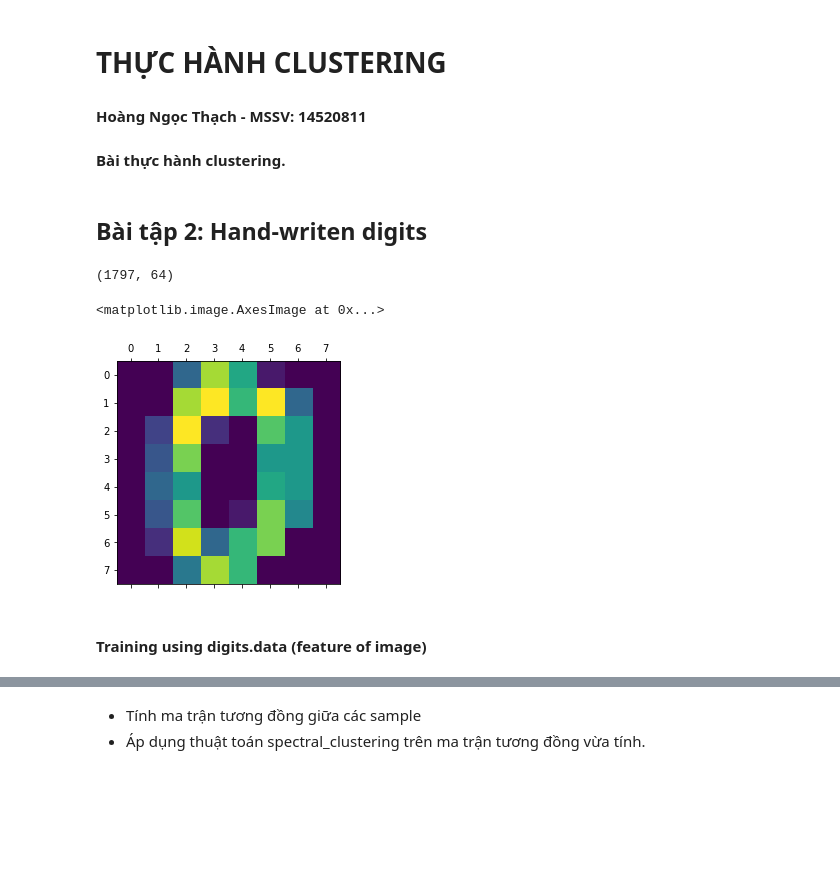
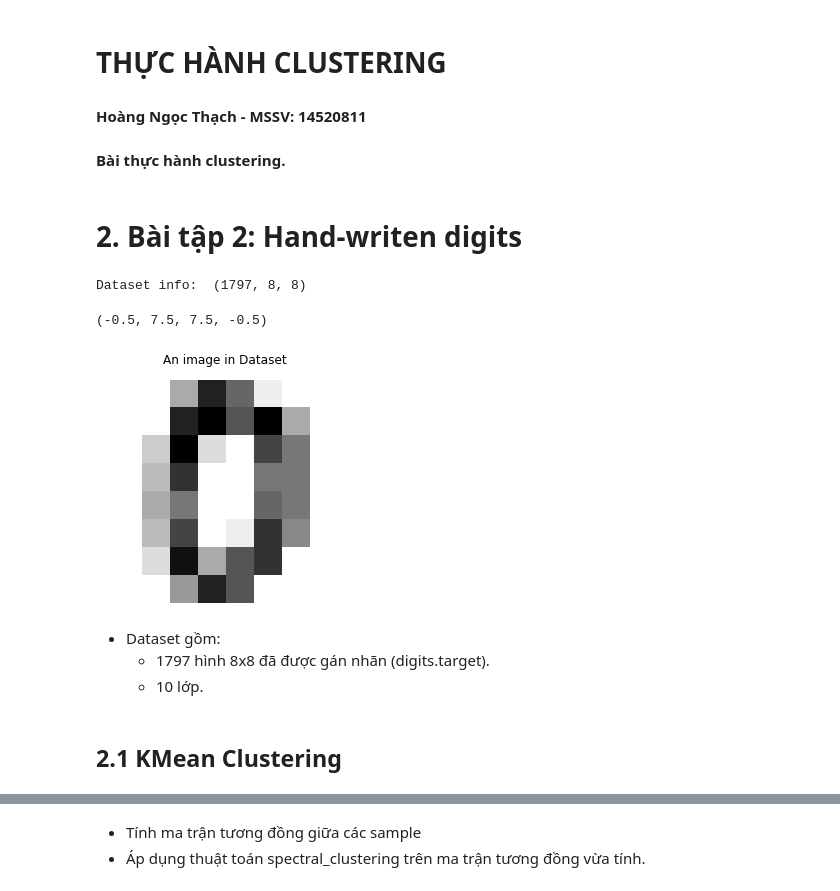
Before and after one commit to thachhoang1909/homework_1, a Jupyter notebook: Baitap_2.ipynb, the cells around one changed output, grey strips where cells are left out. Drawn from its saved outputs; the diff is of its cells as text; code cells hidden in the pictures; blank space fills up the shorter version.

```diff
--- a/Baitap_2.ipynb
+++ b/Baitap_2.ipynb
@@ -5,7 +5,8 @@
 
 #### Bài thực hành clustering.
 # %% [markdown]
-## Bài tập 2: Hand-writen digits
+<a id='baitap2'></a>
+# 2. Bài tập 2: Hand-writen digits
 # %%
 # Import library
 from sklearn.cluster import KMeans
@@ -14,20 +15,26 @@ import pandas as pd
 # %%
 # Load dataset
 digits = datasets.load_digits()
-print(digits.data.shape)
-# %% [output]
-(1797, 64)
 # %%
+print('Dataset info: ', digits.images.shape)
 # Import matplotlib to show data
 import matplotlib.pyplot as plt
 %matplotlib inline
 #plt.gray()
-plt.matshow(digits.images[0])
+plt.matshow(digits.images[0], cmap=plt.cm.binary)
+plt.title('An image in Dataset')
+plt.axis('off')
 # %% [output]
-<matplotlib.image.AxesImage at 0x...>
+Dataset info:  (1797, 8, 8)
+(-0.5, 7.5, 7.5, -0.5)
-[figure, old version]
+[figure, new version]
-# %% [markdown]
-#### Training using digits.data (feature of image)
+# %% [markdown]
+- Dataset gồm:
+    - 1797 hình 8x8 đã được gán nhãn (digits.target).
+    - 10 lớp.
+# %% [markdown]
+<a id='baitap2_kmean'></a>
+## 2.1 KMean Clustering
 # %%
 # Apply KMeans clustering to data
 number_clusters = 10
```
Also changed, not shown: parts of 38 cells of this notebook, 1 other file.
